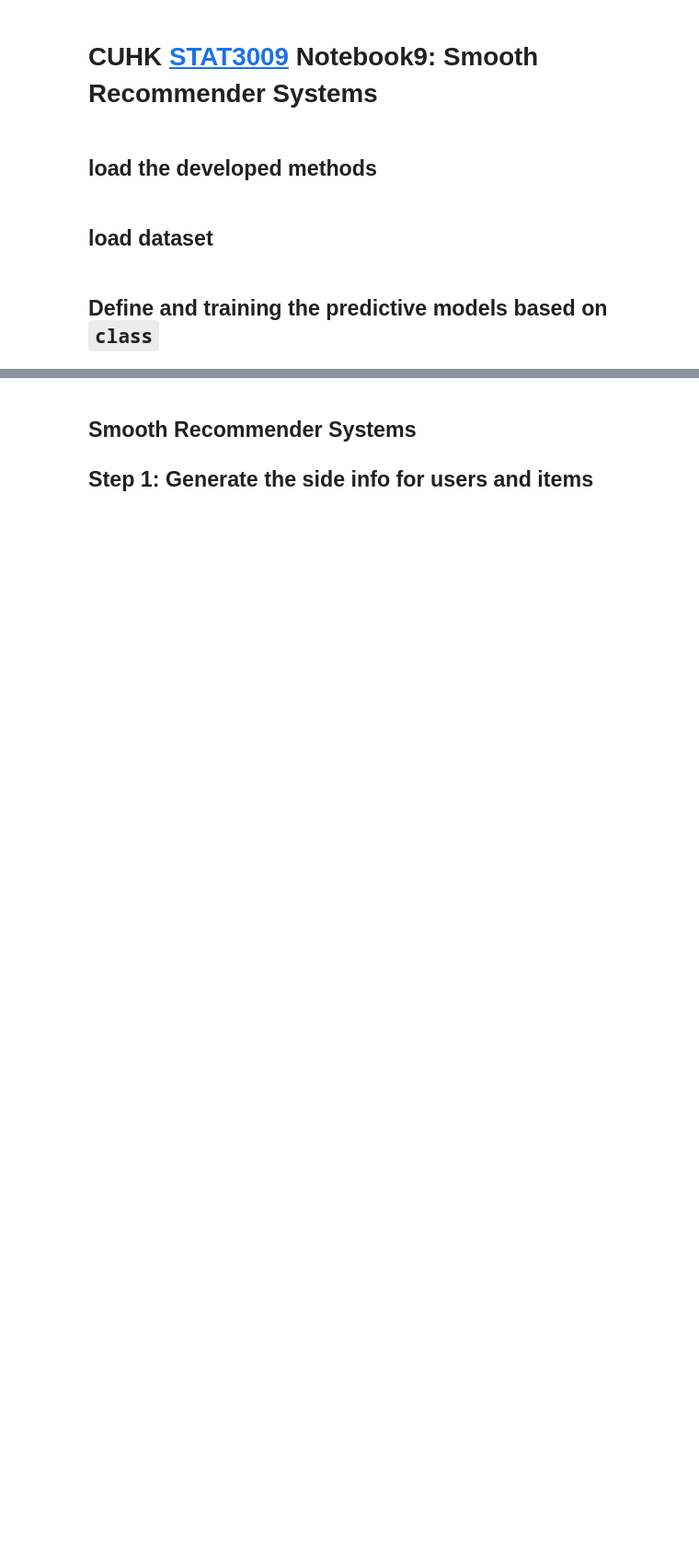
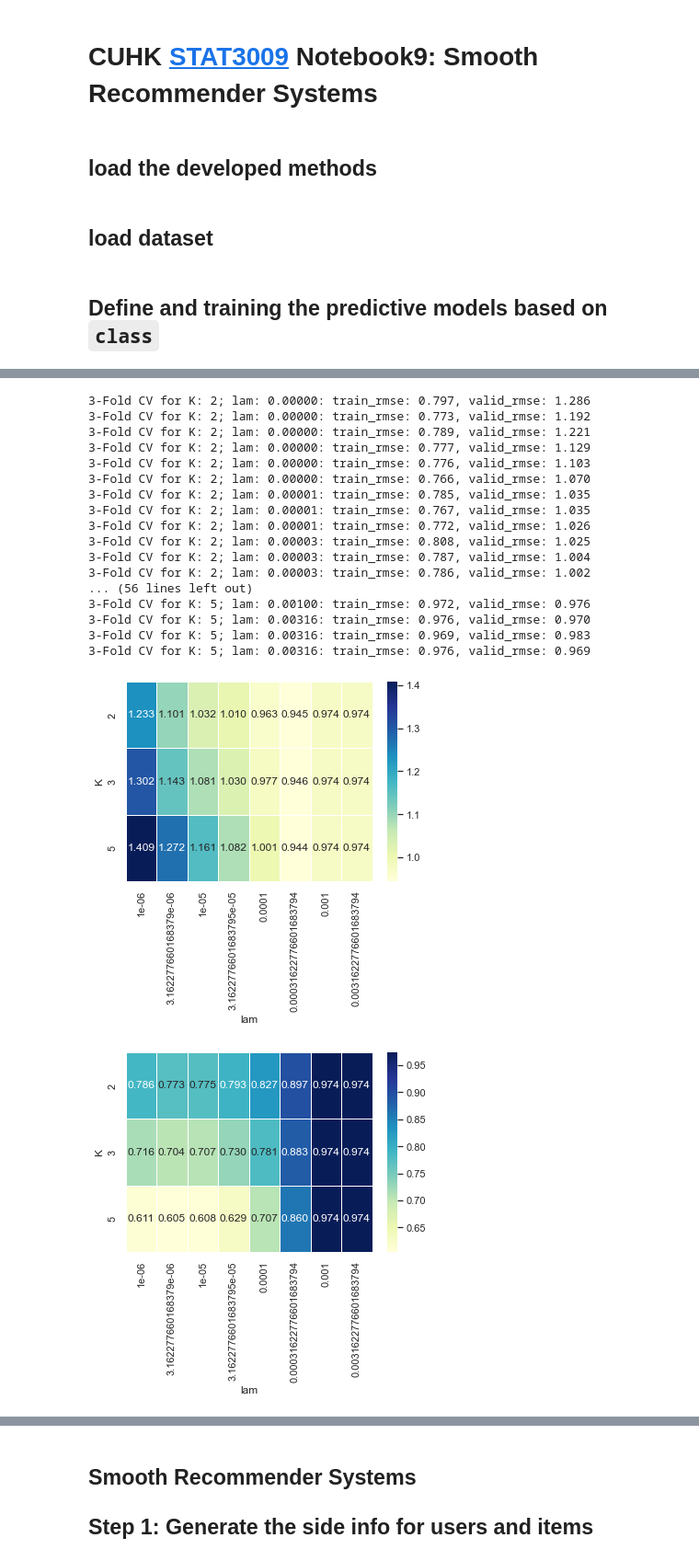
Before and after one commit to statmlben/CUHK-STAT3009, a Jupyter notebook: notebook9.ipynb, the cells around one changed output, grey strips where cells are left out. Shown at 92% size. Drawn from its saved outputs; the diff is of its cells as text; code cells hidden in the pictures; blank space fills up the shorter version.

```diff
--- a/notebook9.ipynb
+++ b/notebook9.ipynb
@@ -240,22 +244,42 @@ print('RMSE for item_mean: %.3f' %rmse(test_rating, pred_item) )
 # %%
 ## CV based on `LFM_CV`
 ## Baseline + LFM
 glb_ave = glb_mean()
 glb_ave.fit(train_rating)
 pred = glb_ave.predict(test_pair)
 # user_mean
 train_rating_cm = train_rating - glb_ave.predict(train_pair)
 user_ave = user_mean(n_user=n_user)
 user_ave.fit(train_pair=train_pair, train_rating=train_rating_cm)
 train_rating_res = train_rating_cm - user_ave.predict(train_pair)
 dtrain['res_rating'] = train_rating_res
 pred = pred + user_ave.predict(test_pair)
 # fit LFM_CV by residual ratings
-Ks, lams = [2, 3, 5, 10], 10**np.arange(-6, -2, .5)
+Ks, lams = [2, 3, 5], 10**np.arange(-6, -2, .5)
 shiing_cv = LFM_CV(n_user, n_item, cv=3, Ks=Ks, lams=lams)
 shiing_cv.grid_search(train_pair, train_rating_res)
 shiing_cv.plot_grid('valid')
 shiing_cv.plot_grid('train')
+# %% [output]
+3-Fold CV for K: 2; lam: 0.00000: train_rmse: 0.797, valid_rmse: 1.286
+3-Fold CV for K: 2; lam: 0.00000: train_rmse: 0.773, valid_rmse: 1.192
+3-Fold CV for K: 2; lam: 0.00000: train_rmse: 0.789, valid_rmse: 1.221
+3-Fold CV for K: 2; lam: 0.00000: train_rmse: 0.777, valid_rmse: 1.129
+3-Fold CV for K: 2; lam: 0.00000: train_rmse: 0.776, valid_rmse: 1.103
+3-Fold CV for K: 2; lam: 0.00000: train_rmse: 0.766, valid_rmse: 1.070
+3-Fold CV for K: 2; lam: 0.00001: train_rmse: 0.785, valid_rmse: 1.035
+3-Fold CV for K: 2; lam: 0.00001: train_rmse: 0.767, valid_rmse: 1.035
+3-Fold CV for K: 2; lam: 0.00001: train_rmse: 0.772, valid_rmse: 1.026
+3-Fold CV for K: 2; lam: 0.00003: train_rmse: 0.808, valid_rmse: 1.025
+3-Fold CV for K: 2; lam: 0.00003: train_rmse: 0.787, valid_rmse: 1.004
+3-Fold CV for K: 2; lam: 0.00003: train_rmse: 0.786, valid_rmse: 1.002
+... (56 lines left out)
+3-Fold CV for K: 5; lam: 0.00100: train_rmse: 0.972, valid_rmse: 0.976
+3-Fold CV for K: 5; lam: 0.00316: train_rmse: 0.976, valid_rmse: 0.970
+3-Fold CV for K: 5; lam: 0.00316: train_rmse: 0.969, valid_rmse: 0.983
+3-Fold CV for K: 5; lam: 0.00316: train_rmse: 0.976, valid_rmse: 0.969
+[figure, added]
+[figure, added]
 # %%
 ## refit the best model, and make prediction
 best_K, best_lam = int(shiing_cv.best_model['K']), shiing_cv.best_model['lam']
```
Also changed, not shown: parts of 11 cells of this notebook, 1 other file.
